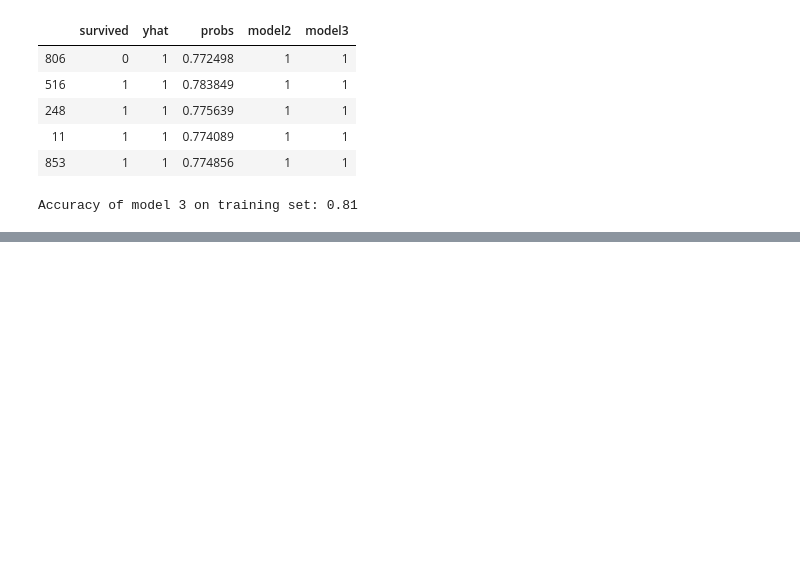
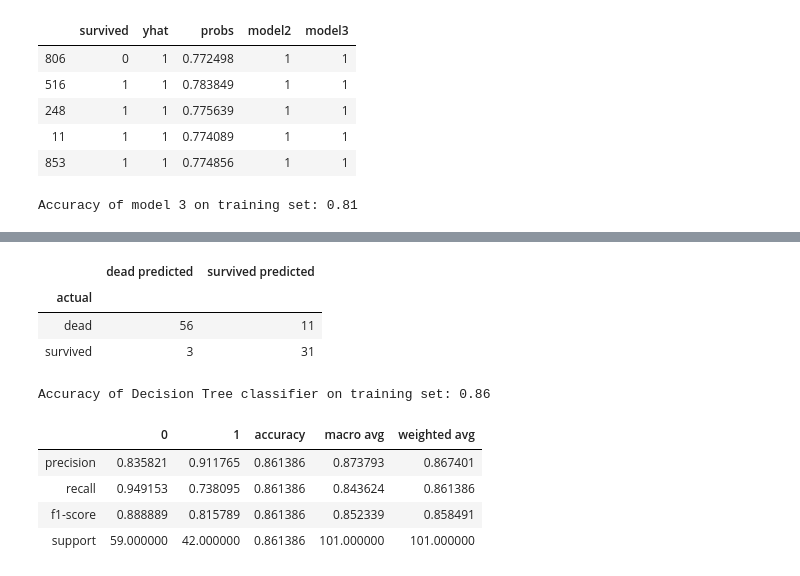
Before and after one commit to JadaShipp/ds-methodologies-exercises, a Jupyter notebook: classification/model.ipynb, the cells around one changed output, grey strips where cells are left out. Saved outputs shown, nothing was run; the diff lists cells and outputs as text; code cells hidden in the pictures; blank space fills up the shorter version.

```diff
--- a/classification/model.ipynb
+++ b/classification/model.ipynb
@@ -206,0 +344,28 @@ Accuracy of model 3 on training set: 0.81
+# %%
+y_pred = clf.predict(X_validate)
+y_pred_proba = clf.predict_proba(X_validate)
+# %%
+labels = ['dead', 'survived']
+predicted_labels = [name + " predicted" for name in labels ]
+
+conf = pd.DataFrame(confusion_matrix(y_pred, y_validate), index=labels, columns=[predicted_labels])
+conf.index.name = "actual"
+conf
+# %% [output]
+|  | dead predicted | survived predicted |
+| actual |  |  |
+| dead | 56 | 11 |
+| survived | 3 | 31 |
+# %%
+print('Accuracy of Decision Tree classifier on training set: {:.2f}'
+     .format(clf.score(X_validate, y_validate)))
+# %% [output]
+Accuracy of Decision Tree classifier on training set: 0.86
+# %%
+pd.DataFrame(classification_report(y_validate, y_pred, output_dict=True))
+# %% [output]
+|  | 0 | 1 | accuracy | macro avg | weighted avg |
+| precision | 0.835821 | 0.911765 | 0.861386 | 0.873793 | 0.867401 |
+| recall | 0.949153 | 0.738095 | 0.861386 | 0.843624 | 0.861386 |
+| f1-score | 0.888889 | 0.815789 | 0.861386 | 0.852339 | 0.858491 |
+| support | 59.000000 | 42.000000 | 0.861386 | 101.000000 | 101.000000 |
```
Also changed, not shown: parts of 17 cells of this notebook.
